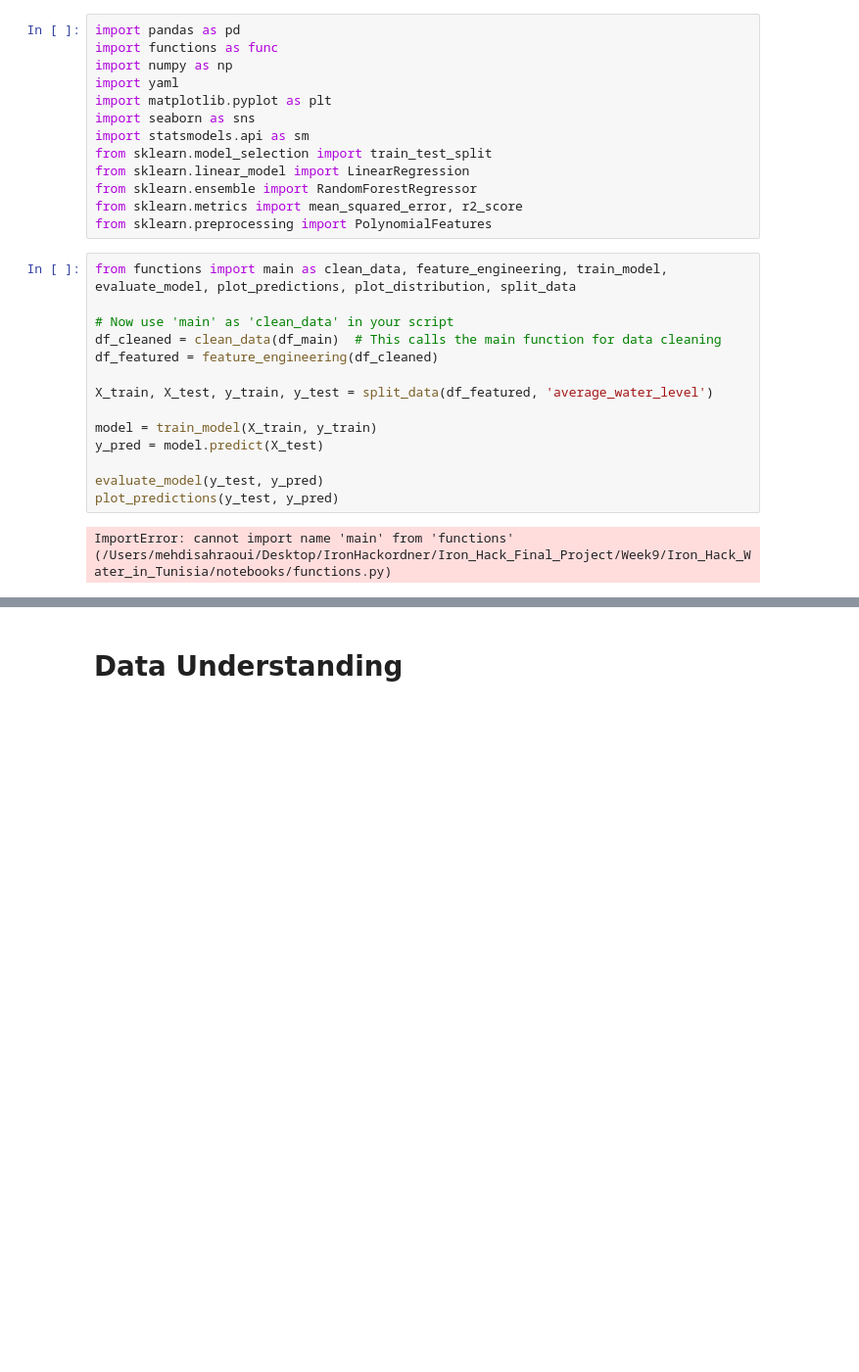
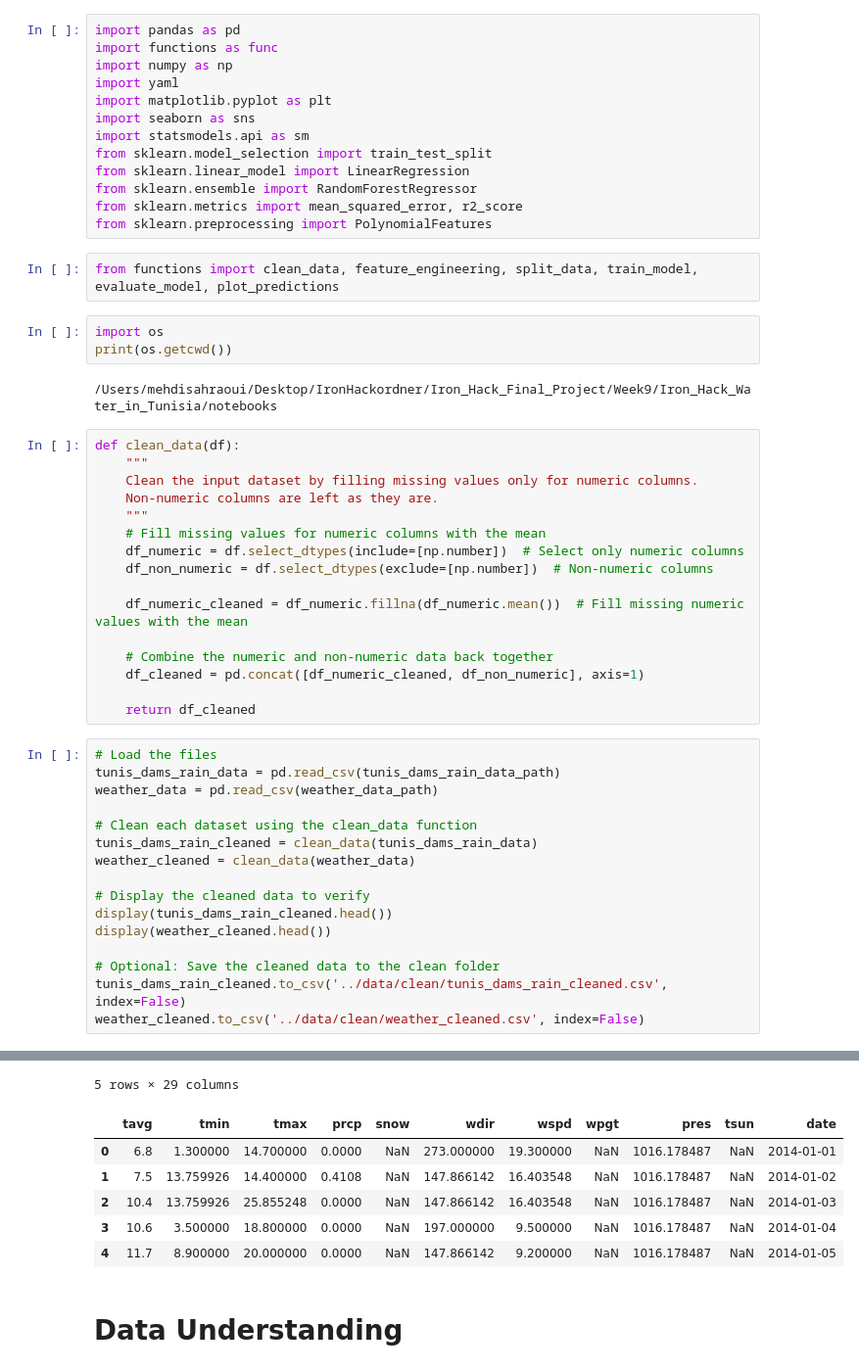
Before and after one commit to Futuroent/Iron_Hack_Water_in_Tunisia, a Jupyter notebook: notebooks/Water_Tunisia_notebook.ipynb, the cells around one changed output, grey strips where cells are left out. Shown at 98% size. Saved outputs shown, nothing was run; the diff lists cells and outputs as text; blank space fills up the shorter version.

Commit message:
last review with cleaned data

```diff
--- a/notebooks/Water_Tunisia_notebook.ipynb
+++ b/notebooks/Water_Tunisia_notebook.ipynb
@@ -11,19 +11,43 @@ from sklearn.linear_model import LinearRegression
 from sklearn.ensemble import RandomForestRegressor
 from sklearn.metrics import mean_squared_error, r2_score
 from sklearn.preprocessing import PolynomialFeatures
+# %%
+from functions import clean_data, feature_engineering, split_data, train_model, evaluate_model, plot_predictions
 # %%
-from functions import main as clean_data, feature_engineering, train_model, evaluate_model, plot_predictions, plot_distribution, split_data
-
-# Now use 'main' as 'clean_data' in your script
-df_cleaned = clean_data(df_main)  # This calls the main function for data cleaning
-df_featured = feature_engineering(df_cleaned)
-
-X_train, X_test, y_train, y_test = split_data(df_featured, 'average_water_level')
-
-model = train_model(X_train, y_train)
-y_pred = model.predict(X_test)
-
-evaluate_model(y_test, y_pred)
-plot_predictions(y_test, y_pred)
+import os
+print(os.getcwd())
 # %% [output]
-ImportError: cannot import name 'main' from 'functions' (/Users/mehdisahraoui/Desktop/IronHackordner/Iron_Hack_Final_Project/Week9/Iron_Hack_Water_in_Tunisia/notebooks/functions.py)
+/Users/mehdisahraoui/Desktop/IronHackordner/Iron_Hack_Final_Project/Week9/Iron_Hack_Water_in_Tunisia/notebooks
+# %%
+def clean_data(df):
+    """
+    Clean the input dataset by filling missing values only for numeric columns.
+    Non-numeric columns are left as they are.
+    """
+    # Fill missing values for numeric columns with the mean
+    df_numeric = df.select_dtypes(include=[np.number])  # Select only numeric columns
+    df_non_numeric = df.select_dtypes(exclude=[np.number])  # Non-numeric columns
+
+    df_numeric_cleaned = df_numeric.fillna(df_numeric.mean())  # Fill missing numeric values with the mean
+
+    # Combine the numeric and non-numeric data back together
+    df_cleaned = pd.concat([df_numeric_cleaned, df_non_numeric], axis=1)
+
+    return df_cleaned
+# %%
+# Load the files
+tunis_dams_rain_data = pd.read_csv(tunis_dams_rain_data_path)
+weather_data = pd.read_csv(weather_data_path)
+
+# Clean each dataset using the clean_data function
+tunis_dams_rain_cleaned = clean_data(tunis_dams_rain_data)
+weather_cleaned = clean_data(weather_data)
+
+# Display the cleaned data to verify
+display(tunis_dams_rain_cleaned.head())
+display(weather_cleaned.head())
+
+# Optional: Save the cleaned data to the clean folder
+tunis_dams_rain_cleaned.to_csv('../data/clean/tunis_dams_rain_cleaned.csv', index=False)
+weather_cleaned.to_csv('../data/clean/weather_cleaned.csv', index=False)
+# %% [output]
@@ -30,3 +60,10 @@ ImportError: cannot import name 'main' from 'functions' (/Users/mehdisahraoui/De
+5 rows × 29 columns
+|  | tavg | tmin | tmax | prcp | snow | wdir | wspd | wpgt | pres | tsun | date |
+| 0 | 6.8 | 1.300000 | 14.700000 | 0.0000 | NaN | 273.000000 | 19.300000 | NaN | 1016.178487 | NaN | 2014-01-01 |
+| 1 | 7.5 | 13.759926 | 14.400000 | 0.4108 | NaN | 147.866142 | 16.403548 | NaN | 1016.178487 | NaN | 2014-01-02 |
+| 2 | 10.4 | 13.759926 | 25.855248 | 0.0000 | NaN | 147.866142 | 16.403548 | NaN | 1016.178487 | NaN | 2014-01-03 |
+| 3 | 10.6 | 3.500000 | 18.800000 | 0.0000 | NaN | 197.000000 | 9.500000 | NaN | 1016.178487 | NaN | 2014-01-04 |
+| 4 | 11.7 | 8.900000 | 20.000000 | 0.0000 | NaN | 147.866142 | 9.200000 | NaN | 1016.178487 | NaN | 2014-01-05 |
 # %% [markdown]
 # Data Understanding
 # %%
```
Also changed, not shown: parts of 7 cells of this notebook, 4 other files.
